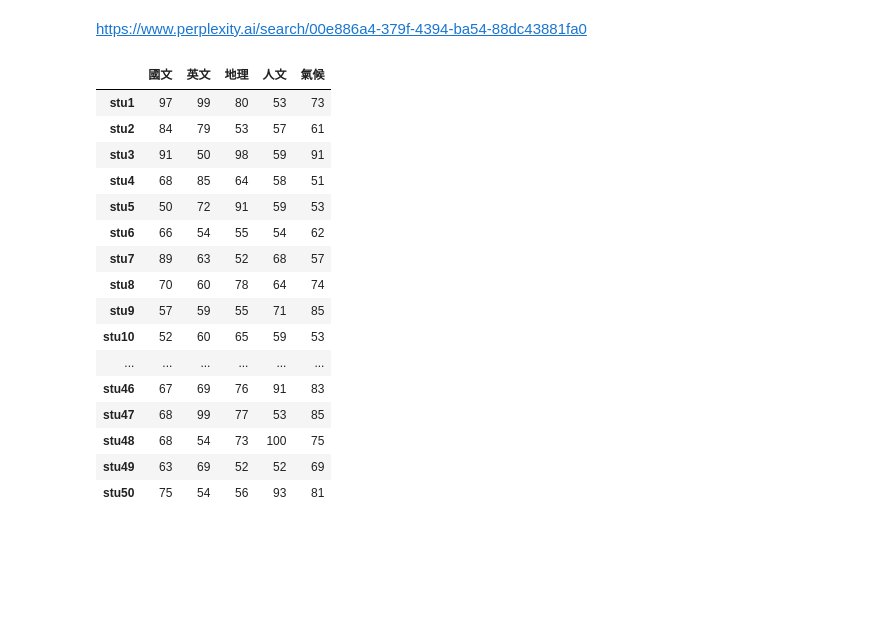
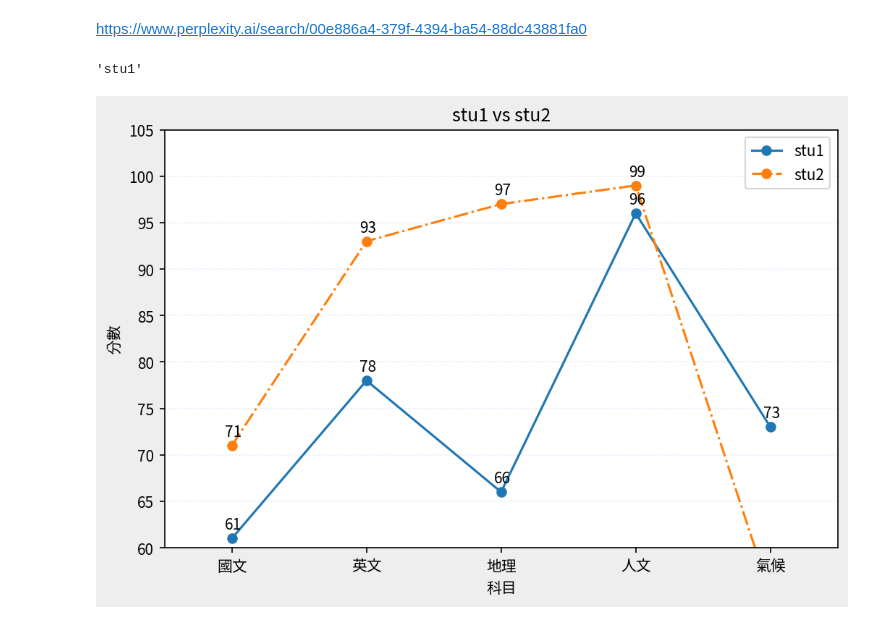
Before and after one commit to roberthsu2003/__2025_04_29_python_2_4, a Jupyter notebook: lesson14/lesson14_3.ipynb, the cells around one changed output. Saved outputs shown, nothing was run; the diff lists cells and outputs as text; code cells hidden in the pictures; blank space fills up the shorter version.

```diff
--- a/lesson14/lesson14_3.ipynb
+++ b/lesson14/lesson14_3.ipynb
@@ -1,5 +1,11 @@
 # %% [markdown]
 https://www.perplexity.ai/search/00e886a4-379f-4394-ba54-88dc43881fa0
+# %%
+from matplotlib.font_manager import fontManager
+import matplotlib as mpl
+
+fontManager.addfont("ChineseFont.ttf")
+mpl.rc('font',family='ChineseFont')
 # %%
 import numpy as np
 import pandas as pd
@@ -10,23 +16,43 @@ df = pd.DataFrame(scores,
              columns = ["國文","英文","地理","人文","氣候"],
              index=[f"stu{i}" for i in range(1,51)]
              )
-
-df
+df.loc['stu1'].name
 # %% [output]
-|  | 國文 | 英文 | 地理 | 人文 | 氣候 |
-| stu1 | 97 | 99 | 80 | 53 | 73 |
-| stu2 | 84 | 79 | 53 | 57 | 61 |
-| stu3 | 91 | 50 | 98 | 59 | 91 |
-| stu4 | 68 | 85 | 64 | 58 | 51 |
-| stu5 | 50 | 72 | 91 | 59 | 53 |
-| stu6 | 66 | 54 | 55 | 54 | 62 |
-| stu7 | 89 | 63 | 52 | 68 | 57 |
-| stu8 | 70 | 60 | 78 | 64 | 74 |
-| stu9 | 57 | 59 | 55 | 71 | 85 |
-| stu10 | 52 | 60 | 65 | 59 | 53 |
-| ... | ... | ... | ... | ... | ... |
-| stu46 | 67 | 69 | 76 | 91 | 83 |
-| stu47 | 68 | 99 | 77 | 53 | 85 |
-| stu48 | 68 | 54 | 73 | 100 | 75 |
-| stu49 | 63 | 69 | 52 | 52 | 69 |
-| stu50 | 75 | 54 | 56 | 93 | 81 |
+'stu1'
+# %%
+import matplotlib.pyplot as plt
+
+df = pd.DataFrame(scores,
+             columns = ["國文","英文","地理","人文","氣候"],
+             index=[f"stu{i}" for i in range(1,51)]
+             )
+name1 = df.loc['stu1'].name
+name2 = df.loc['stu2'].name
+figure = plt.figure(figsize=(8, 5),dpi=150,facecolor='#eeeeee')
+axes = figure.add_subplot(1,1,1)
+axes.plot(df.columns,df.loc['stu1'],marker='o',label=name1)
+axes.plot(df.columns,df.loc['stu2'],marker='o',linestyle='-.',label=name2)
+axes.set_title(f"{name1} vs {name2}")
+axes.set_xlabel("科目")
+axes.set_ylabel("分數")
+axes.legend()
+xlocations = axes.get_xticks()
+for index in range(len(xlocations)):
+    x = xlocations[index]
+    student1_y = df.loc['stu1'][index]
+    student2_y = df.loc['stu2'][index]
+    # print("x座標:",x)
+    # print("s1_y_座標:",student1_y)
+    # print("s2_y_座標:",student2_y)
+    # print("==================")
+    axes.annotate(str(student1_y),(x-0.05,student1_y+1))
+    if student2_y == 98:
+        axes.annotate(str(student2_y),(x,student2_y),xytext=(x+0.3, student2_y+5), arrowprops=dict(facecolor='red', shrink=0.05))
+    else:
+        axes.annotate(str(student2_y),(x-0.05,student2_y+1))
+    axes.set_xlim(-0.5,4.5)
+    axes.set_ylim(60,105)
+axes.grid(axis='y',color='blue',alpha=0.1,linestyle=':')
+plt.show()
+# %% [output]
+[figure, added]
```
Also changed, not shown: 1 other file.
